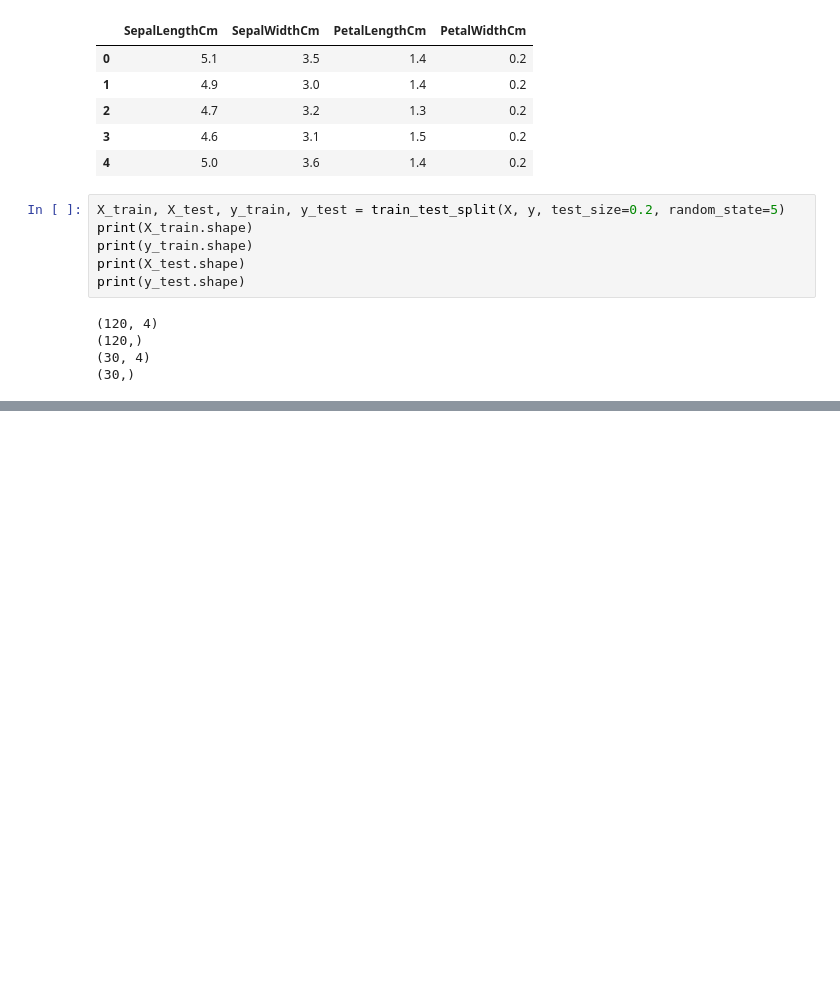
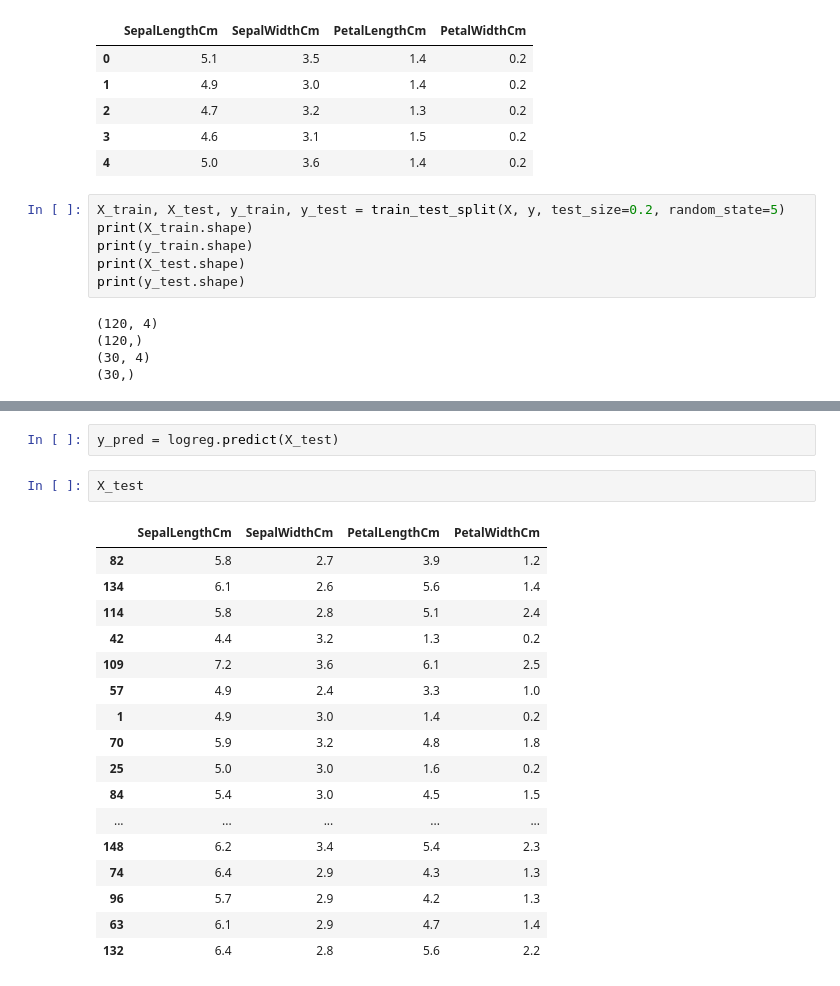
Before and after one commit to amirhosein-ziaei/Machine_Learning_Course, a Jupyter notebook: Linear_Regression/Logistic_Regression.ipynb, the cells around one changed output, grey strips where cells are left out. Cells and saved outputs as stored; diff of their text form; blank space fills up the shorter version.

Commit message:
train and test model completed

```diff
--- a/Linear_Regression/Logistic_Regression.ipynb
+++ b/Linear_Regression/Logistic_Regression.ipynb
@@ -139,0 +156,22 @@ print(y_test.shape)
+# %%
+y_pred = logreg.predict(X_test)
+# %%
+X_test
+# %% [output]
+|  | SepalLengthCm | SepalWidthCm | PetalLengthCm | PetalWidthCm |
+| 82 | 5.8 | 2.7 | 3.9 | 1.2 |
+| 134 | 6.1 | 2.6 | 5.6 | 1.4 |
+| 114 | 5.8 | 2.8 | 5.1 | 2.4 |
+| 42 | 4.4 | 3.2 | 1.3 | 0.2 |
+| 109 | 7.2 | 3.6 | 6.1 | 2.5 |
+| 57 | 4.9 | 2.4 | 3.3 | 1.0 |
+| 1 | 4.9 | 3.0 | 1.4 | 0.2 |
+| 70 | 5.9 | 3.2 | 4.8 | 1.8 |
+| 25 | 5.0 | 3.0 | 1.6 | 0.2 |
+| 84 | 5.4 | 3.0 | 4.5 | 1.5 |
+| ... | ... | ... | ... | ... |
+| 148 | 6.2 | 3.4 | 5.4 | 2.3 |
+| 74 | 6.4 | 2.9 | 4.3 | 1.3 |
+| 96 | 5.7 | 2.9 | 4.2 | 1.3 |
+| 63 | 6.1 | 2.9 | 4.7 | 1.4 |
+| 132 | 6.4 | 2.8 | 5.6 | 2.2 |
```
Also changed, not shown: parts of 5 cells of this notebook.
